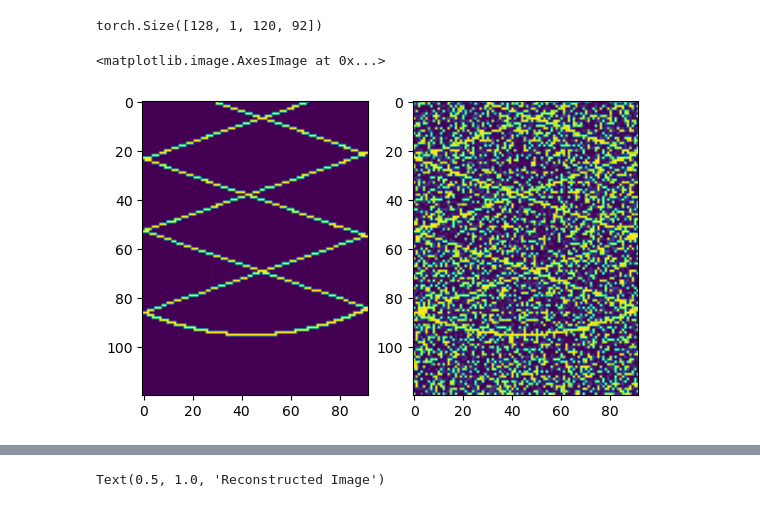
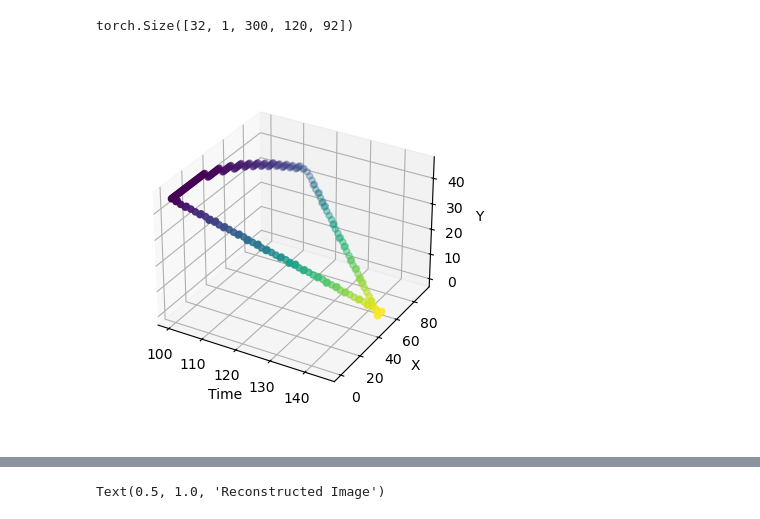
Before and after one commit to Lukelele/ResearchProject, a Jupyter notebook: main3D.ipynb, the cells around one changed output, grey strips where cells are left out. Drawn from its saved outputs; the diff is of its cells as text; code cells hidden in the pictures.

```diff
--- a/main3D.ipynb
+++ b/main3D.ipynb
@@ -31,11 +18,14 @@ test_data_noisy = torch.clamp((NoiseGen.generate_gaussian_noise(32, 120, 92, mea
-# %%
-train_data.shape
-# %% [output]
-torch.Size([128, 1, 120, 92])
-# %%
-fig, ax = plt.subplots(1, 2)
-ax[0].imshow(train_data[0][0])
-ax[1].imshow(train_data_noisy[0][0])
-# %% [output]
-<matplotlib.image.AxesImage at 0x...>
-[figure, removed]
+# %%
+train_data = Generator3D.generate(300, 120, 92, 32).unsqueeze(1)
+test_data = Generator3D.generate(300, 120, 92, 1).unsqueeze(1)
+
+train_data_noisy = Generator3D.add_noise(train_data, p=0.0005)
+test_data_noisy = Generator3D.add_noise(test_data, p=0.0005)
+# %%
+train_data.shape   # (batch size, features, t, x, y)
+# %% [output]
+torch.Size([32, 1, 300, 120, 92])
+# %%
+Generator3D.plot(train_data[0][0])
+# %% [output]
+[figure, added]
```
Also changed, not shown: parts of 10 cells of this notebook.
